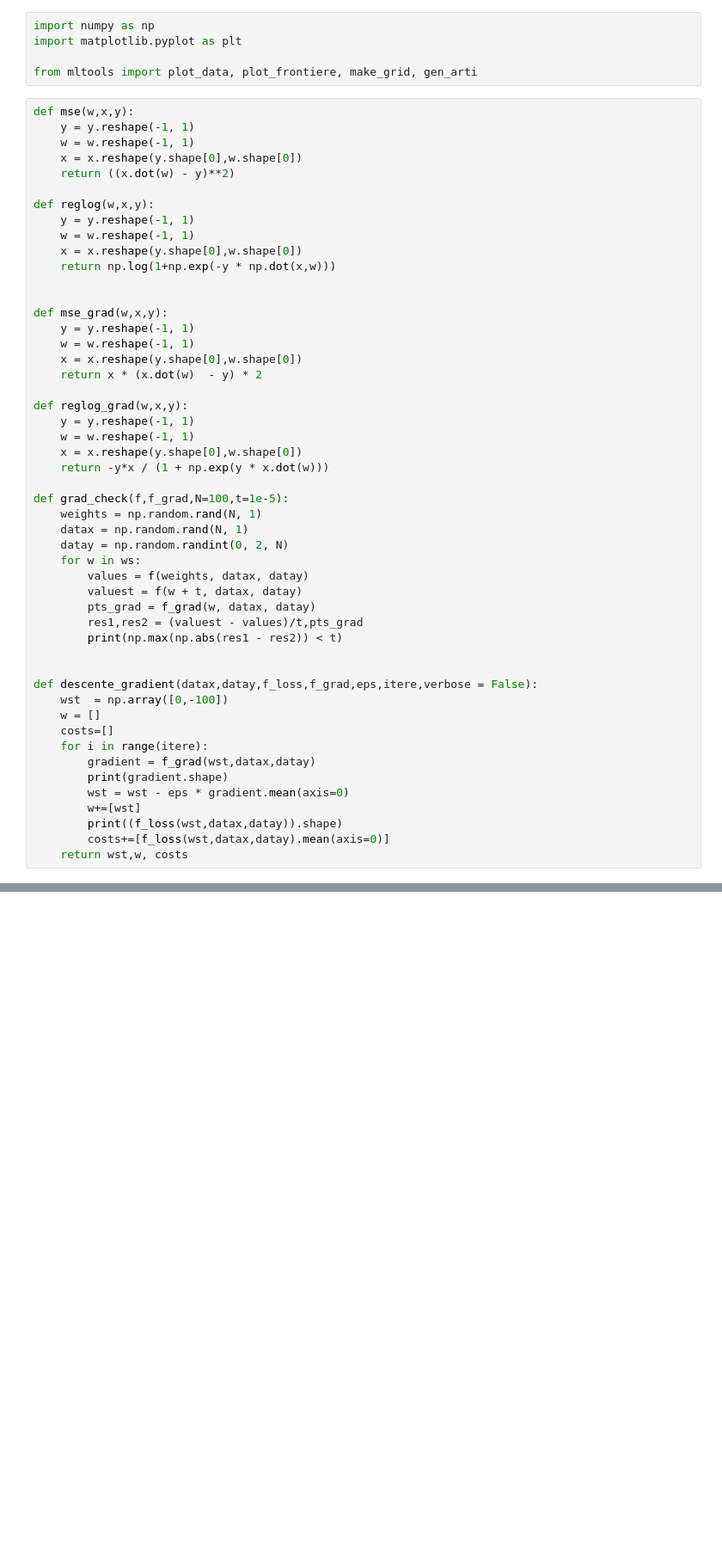
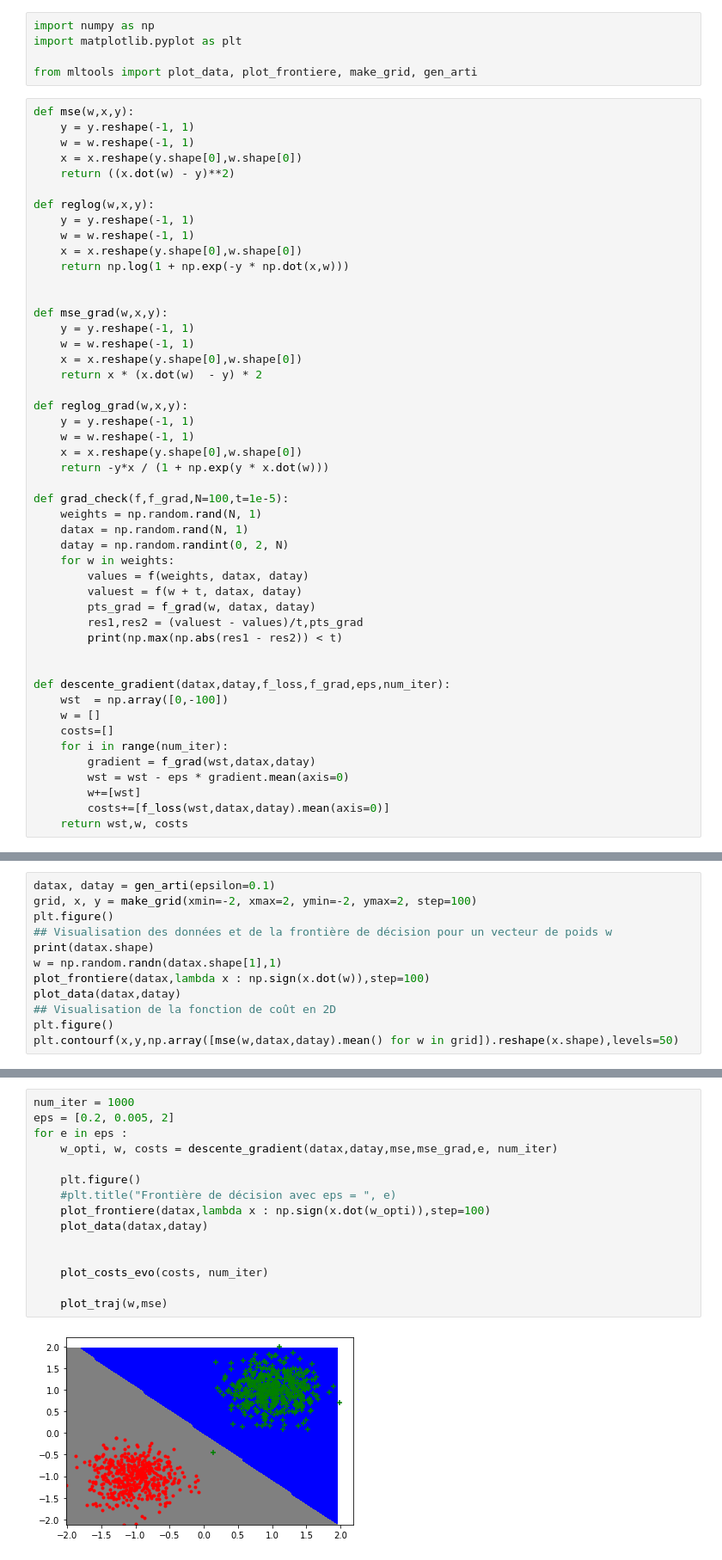
Before and after one commit to JoeBens/Practical-Works, a Jupyter notebook: MLL/TME3/TME3.ipynb, the cells around one changed output, grey strips where cells are left out. Shown at 86% size. Cells and saved outputs as stored; diff of their text form; blank space fills up the shorter version.

```diff
--- a/MLL/TME3/TME3.ipynb
+++ b/MLL/TME3/TME3.ipynb
@@ -14,7 +14,7 @@ def reglog(w,x,y):
     y = y.reshape(-1, 1)
     w = w.reshape(-1, 1)
     x = x.reshape(y.shape[0],w.shape[0])
-    return np.log(1+np.exp(-y * np.dot(x,w)))
+    return np.log(1 + np.exp(-y * np.dot(x,w)))
 
 
 def mse_grad(w,x,y):
@@ -33,7 +33,7 @@ def grad_check(f,f_grad,N=100,t=1e-5):
     weights = np.random.rand(N, 1)
     datax = np.random.rand(N, 1)
     datay = np.random.randint(0, 2, N)
-    for w in ws:
+    for w in weights:
         values = f(weights, datax, datay)
         valuest = f(w + t, datax, datay)
         pts_grad = f_grad(w, datax, datay)
@@ -41,15 +41,13 @@ def grad_check(f,f_grad,N=100,t=1e-5):
         print(np.max(np.abs(res1 - res2)) < t)
 
 
-def descente_gradient(datax,datay,f_loss,f_grad,eps,itere,verbose = False):
+def descente_gradient(datax,datay,f_loss,f_grad,eps,num_iter):
     wst  = np.array([0,-100])
     w = []
     costs=[]
-    for i in range(itere):
+    for i in range(num_iter):
         gradient = f_grad(wst,datax,datay)
-        print(gradient.shape)
         wst = wst - eps * gradient.mean(axis=0)
         w+=[wst]
-        print((f_loss(wst,datax,datay)).shape)
         costs+=[f_loss(wst,datax,datay).mean(axis=0)]
     return wst,w, costs
@@ -55,0 +75,12 @@ def descente_gradient(datax,datay,f_loss,f_grad,eps,itere,verbose = False):
+# %%
+datax, datay = gen_arti(epsilon=0.1)
+grid, x, y = make_grid(xmin=-2, xmax=2, ymin=-2, ymax=2, step=100)
+plt.figure()
+## Visualisation des données et de la frontière de décision pour un vecteur de poids w
+print(datax.shape)
+w = np.random.randn(datax.shape[1],1)
+plot_frontiere(datax,lambda x : np.sign(x.dot(w)),step=100)
+plot_data(datax,datay)
+## Visualisation de la fonction de coût en 2D
+plt.figure()
+plt.contourf(x,y,np.array([mse(w,datax,datay).mean() for w in grid]).reshape(x.shape),levels=50)
@@ -55,0 +94,17 @@ def descente_gradient(datax,datay,f_loss,f_grad,eps,itere,verbose = False):
+# %%
+num_iter = 1000
+eps = [0.2, 0.005, 2]
+for e in eps :
+    w_opti, w, costs = descente_gradient(datax,datay,mse,mse_grad,e, num_iter)
+
+    plt.figure()
+    #plt.title("Frontière de décision avec eps = ", e)
+    plot_frontiere(datax,lambda x : np.sign(x.dot(w_opti)),step=100)
+    plot_data(datax,datay)
+
+
+    plot_costs_evo(costs, num_iter)
+
+    plot_traj(w,mse)
+# %% [output]
+[figure, added]
```
Also changed, not shown: parts of 20 cells of this notebook, 22 other files.
